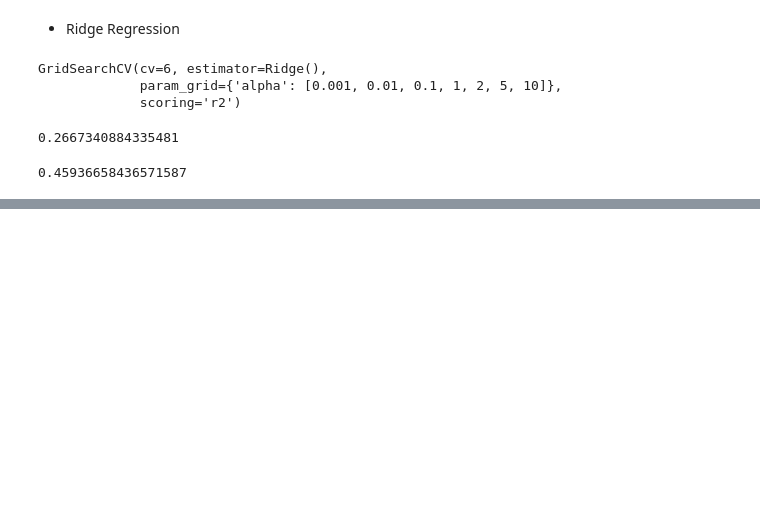
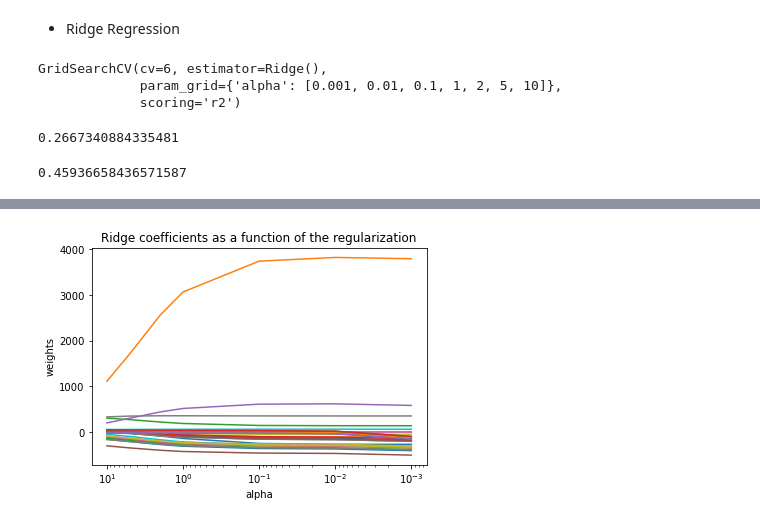
Before and after one commit to azioba/Notebook, a Jupyter notebook: Projet_4.ipynb, the cells around one changed output, grey strips where cells are left out. Drawn from its saved outputs; the diff is of its cells as text; code cells hidden in the pictures; blank space fills up the shorter version.

```diff
--- a/Projet_4.ipynb
+++ b/Projet_4.ipynb
@@ -527,3 +527,22 @@ pd.DataFrame(CV_ridge.cv_results_)
 | 4 | 0.002725 | 0.000370 | 0.001351 | 0.000458 | 2 | {'alpha': 2} | 0.793165 | ... |
 | 5 | 0.002159 | 0.000358 | 0.001034 | 0.000030 | 5 | {'alpha': 5} | 0.758683 | ... |
 | 6 | 0.002156 | 0.000341 | 0.001494 | 0.000485 | 10 | {'alpha': 10} | 0.731159 | ... |
+# %%
+alphas = [1e-3, 1e-2, 1e-1, 1, 2, 5, 10]
+coefs = []
+for a in alphas:
+    ridge = Ridge(alpha=a, fit_intercept=False)
+    ridge.fit(X_train, y_train)
+    coefs.append(ridge.coef_)
+
+ax = plt.gca()
+ax.plot(alphas, coefs)
+ax.set_xscale('log')
+ax.set_xlim(ax.get_xlim()[::-1])  # reverse axis
+plt.xlabel('alpha')
+plt.ylabel('weights')
+plt.title('Ridge coefficients as a function of the regularization')
+plt.axis('tight')
+plt.show()
+# %% [output]
+[figure, added]
```
